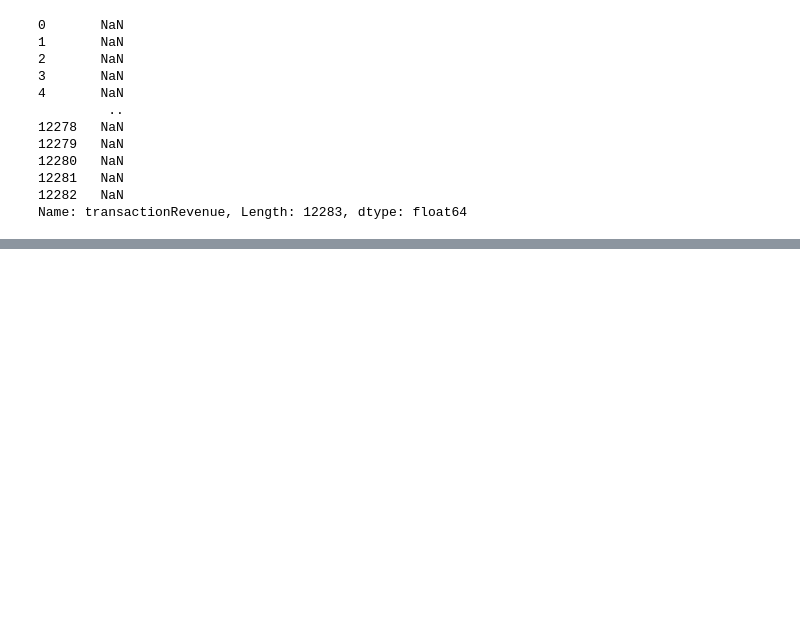
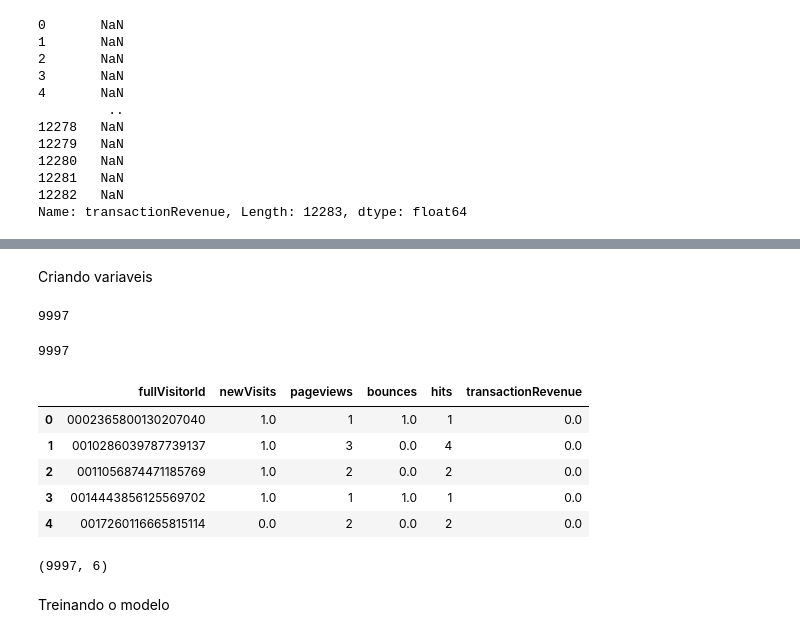
Before and after one commit to XPROGRAMING/ml-markekint-digital, a Jupyter notebook: Marketing.ipynb, the cells around one changed output, grey strips where cells are left out. Cells and saved outputs as stored; diff of their text form; code cells hidden in the pictures; blank space fills up the shorter version.

Commit message:
treinando

```diff
--- a/Marketing.ipynb
+++ b/Marketing.ipynb
@@ -303,0 +339,2 @@ Name: transactionRevenue, Length: 12283, dtype: float64
+# %%
+df.transactionRevenue.fillna(0, inplace = True)
@@ -303,0 +347,2 @@ Name: transactionRevenue, Length: 12283, dtype: float64
+# %%
+df.transactionRevenue = df.transactionRevenue / 1000000
@@ -303,0 +365,27 @@ Name: transactionRevenue, Length: 12283, dtype: float64
+# %% [markdown]
+Criando variaveis
+# %%
+len(set(df['fullVisitorId']))
+# %% [output]
+9997
+# %%
+df['fullVisitorId'].nunique()
+# %% [output]
+9997
+# %%
+df_quant = df.groupby('fullVisitorId', as_index = False)[quant].sum()
+# %%
+df_quant.head()
+# %% [output]
+|  | fullVisitorId | newVisits | pageviews | bounces | hits | transactionRevenue |
+| 0 | 0002365800130207040 | 1.0 | 1 | 1.0 | 1 | 0.0 |
+| 1 | 0010286039787739137 | 1.0 | 3 | 0.0 | 4 | 0.0 |
+| 2 | 0011056874471185769 | 1.0 | 2 | 0.0 | 2 | 0.0 |
+| 3 | 0014443856125569702 | 1.0 | 1 | 1.0 | 1 | 0.0 |
+| 4 | 0017260116665815114 | 0.0 | 2 | 0.0 | 2 | 0.0 |
+# %%
+df_quant.shape
+# %% [output]
+(9997, 6)
+# %% [markdown]
+Treinando o modelo
```
Also changed, not shown: parts of 9 cells of this notebook.
